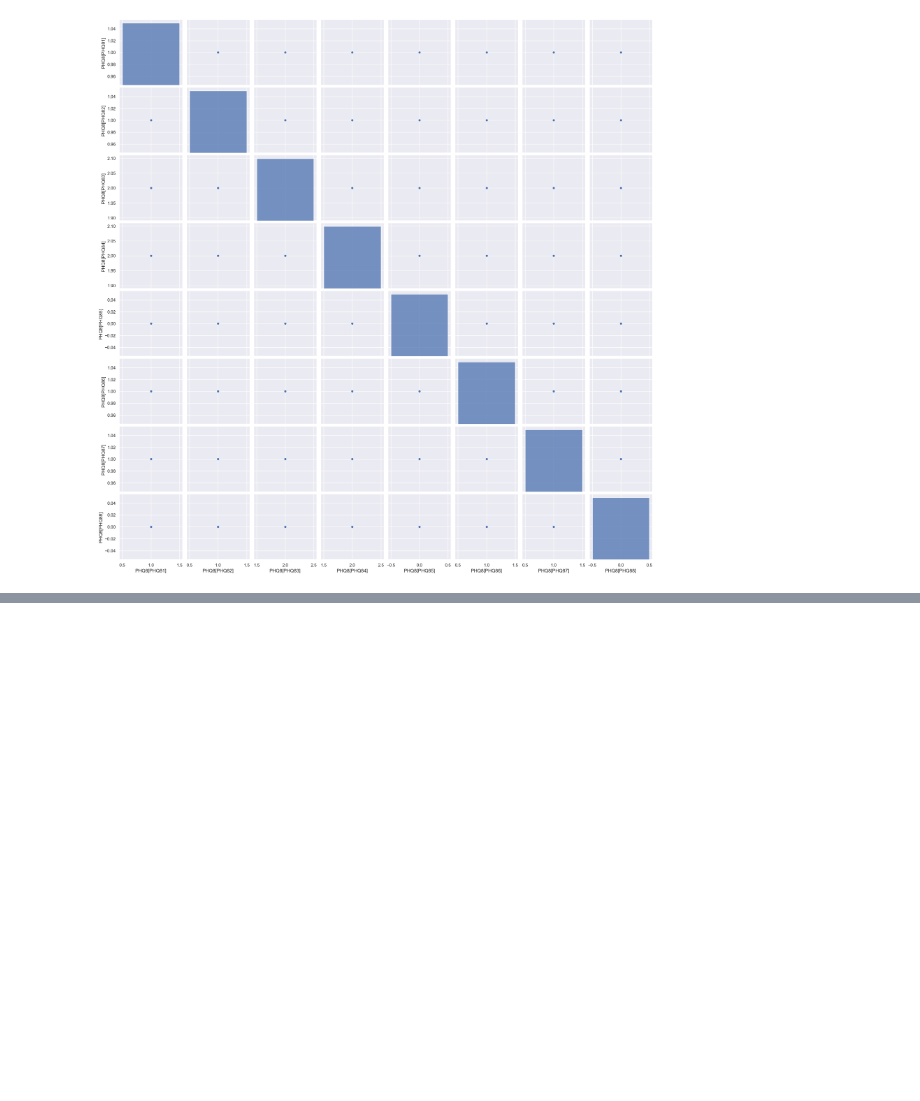
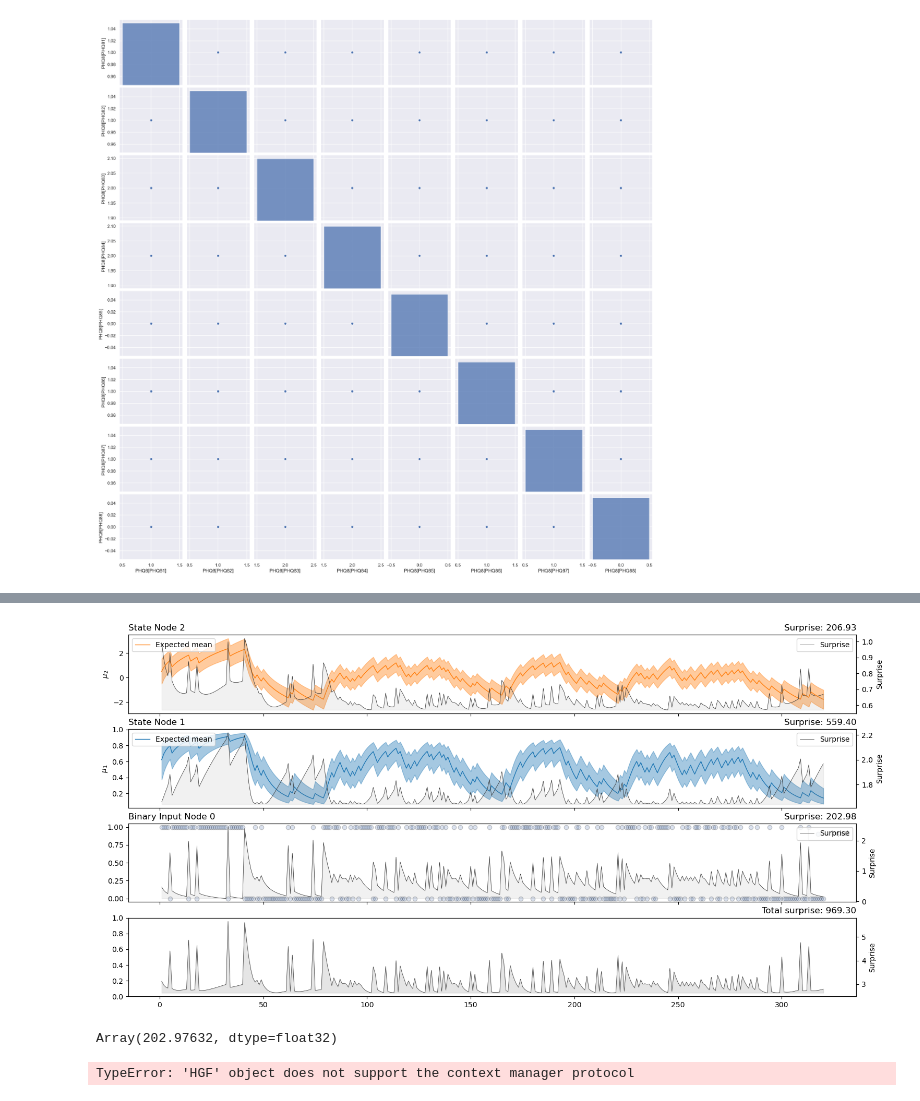
Before and after one commit to alexjhess/metac-data-prep, a Jupyter notebook: main.ipynb, the cells around one changed output, grey strips where cells are left out. Saved outputs shown, nothing was run; the diff lists cells and outputs as text; code cells hidden in the pictures; blank space fills up the shorter version.

```diff
--- a/main.ipynb
+++ b/main.ipynb
@@ -488,0 +527,26 @@ sns.pairplot(data=df[['PHQ8[PHQ81]', 'PHQ8[PHQ82]', 'PHQ8[PHQ83]', 'PHQ8[PHQ84]'
+# %%
+u, _ = load_data("binary")
+# %%
+two_levels_hgf = HGF(
+    n_levels=2,
+    model_type="binary",
+    initial_mean={"1": 0.0, "2": 0.5},
+    initial_precision={"1": 0.0, "2": 1.0},
+    tonic_volatility={"2": -3.0},
+)
+# %%
+# Provide new observations
+two_levels_hgf = two_levels_hgf.input_data(input_data=u)
+# %%
+two_levels_hgf.plot_trajectories();
+# %% [output]
+[figure, added]
+# %%
+two_levels_hgf.surprise().sum()
+# %% [output]
+Array(202.97632, dtype=float32)
+# %%
+with two_levels_hgf:
+    two_level_hgf_idata = pm.sample(chains=2, cores=1)
+# %% [output]
+TypeError: 'HGF' object does not support the context manager protocol
```
Also changed, not shown: parts of 5 cells of this notebook, 1 other file.
